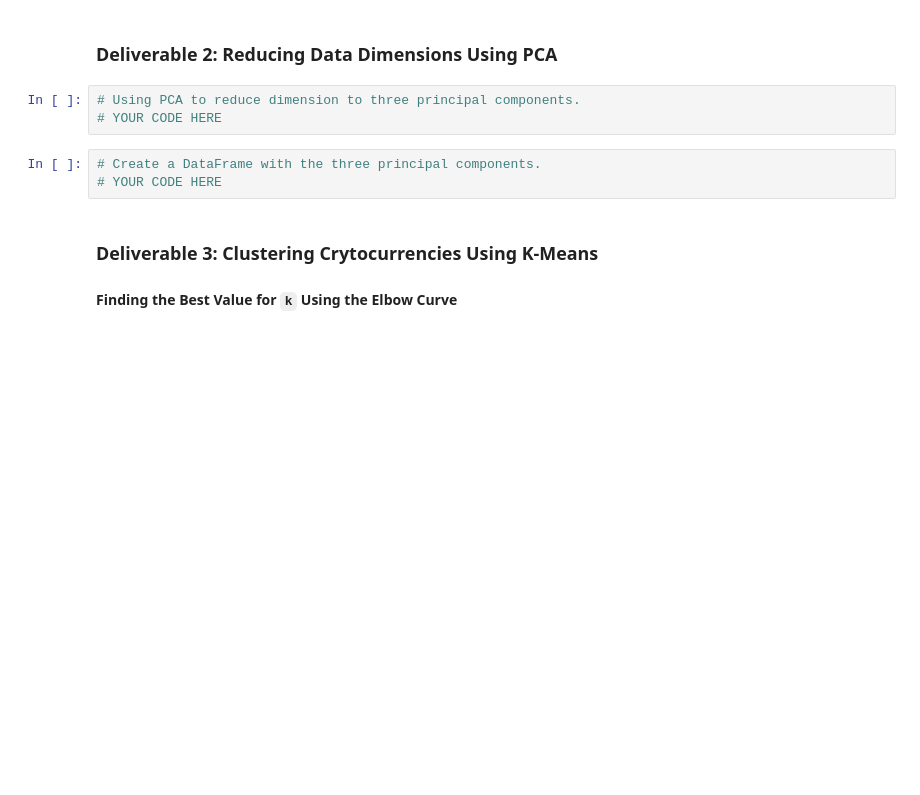
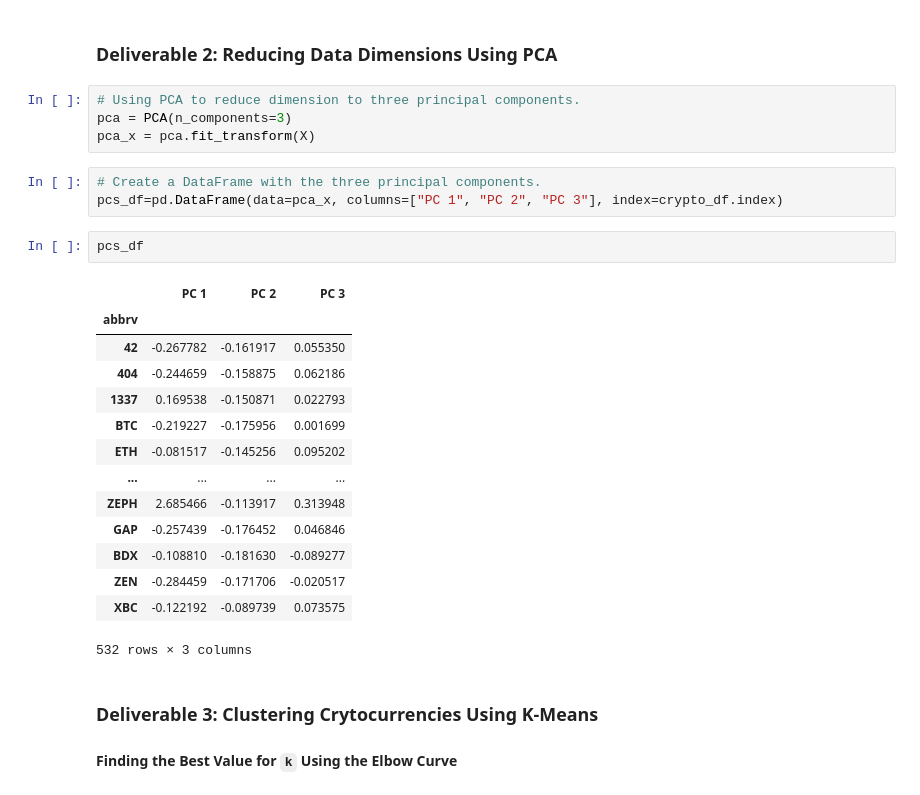
Before and after one commit to Melberoni/Cryptocurrencies, a Jupyter notebook: crypto_clustering.ipynb, the cells around one changed output. Saved outputs shown, nothing was run; the diff lists cells and outputs as text; blank space fills up the shorter version.

```diff
--- a/crypto_clustering.ipynb
+++ b/crypto_clustering.ipynb
@@ -212,10 +212,28 @@ array([[-0.11710817, -0.0433963 , -0.0433963 , ..., -0.0433963 ,
 ### Deliverable 2: Reducing Data Dimensions Using PCA
 # %%
 # Using PCA to reduce dimension to three principal components.
-# YOUR CODE HERE
+pca = PCA(n_components=3)
+pca_x = pca.fit_transform(X)
 # %%
 # Create a DataFrame with the three principal components.
-# YOUR CODE HERE
+pcs_df=pd.DataFrame(data=pca_x, columns=["PC 1", "PC 2", "PC 3"], index=crypto_df.index)
+# %%
+pcs_df
+# %% [output]
+|  | PC 1 | PC 2 | PC 3 |
+| abbrv |  |  |  |
+| 42 | -0.267782 | -0.161917 | 0.055350 |
+| 404 | -0.244659 | -0.158875 | 0.062186 |
+| 1337 | 0.169538 | -0.150871 | 0.022793 |
+| BTC | -0.219227 | -0.175956 | 0.001699 |
+| ETH | -0.081517 | -0.145256 | 0.095202 |
+| ... | ... | ... | ... |
+| ZEPH | 2.685466 | -0.113917 | 0.313948 |
+| GAP | -0.257439 | -0.176452 | 0.046846 |
+| BDX | -0.108810 | -0.181630 | -0.089277 |
+| ZEN | -0.284459 | -0.171706 | -0.020517 |
+| XBC | -0.122192 | -0.089739 | 0.073575 |
+532 rows × 3 columns
 # %% [markdown]
 ### Deliverable 3: Clustering Crytocurrencies Using K-Means
 
```
